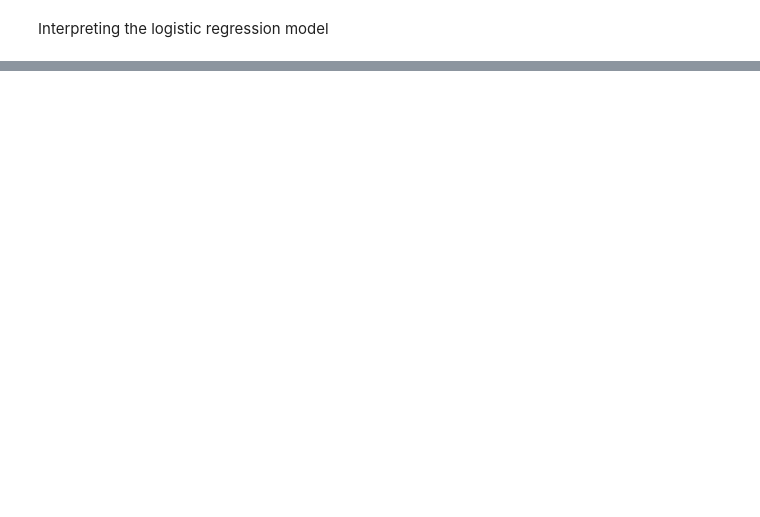
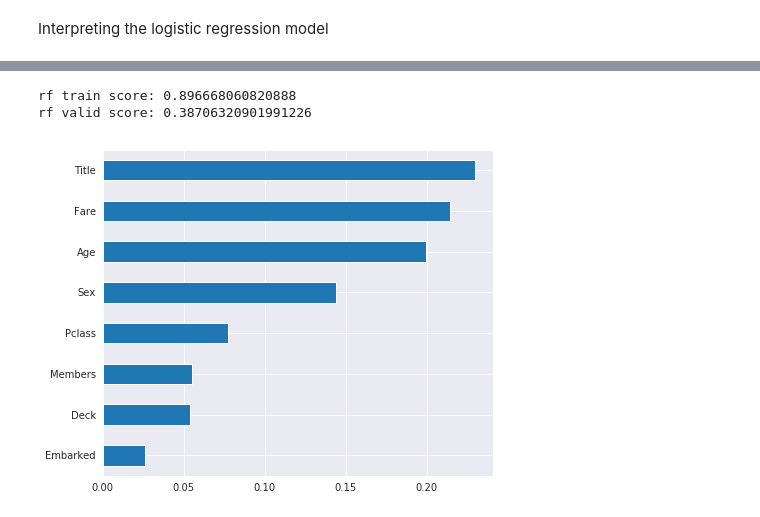
Before and after one commit to datalass1/100-days-of-code, a Jupyter notebook: notebooks/Day-27-28-29-33-36-37-Titanic-Kaggle-competition.ipynb, the cells around one changed output, grey strips where cells are left out. Drawn from its saved outputs; the diff is of its cells as text; code cells hidden in the pictures; blank space fills up the shorter version.

```diff
--- a/notebooks/Day-27-28-29-33-36-37-Titanic-Kaggle-competition.ipynb
+++ b/notebooks/Day-27-28-29-33-36-37-Titanic-Kaggle-competition.ipynb
@@ -424,2 +425,0 @@ log_reg = LogisticRegression(solver='sag', max_iter=200)
-# %%
-log_reg.fit(X_train, y_train)
@@ -447,0 +465,40 @@ weights = log_reg.coef_
+# %%
+rf_v1 = RandomForestRegressor(n_estimators=100, oob_score=True, random_state=42) #oob mean out of bag
+rf_model_v1 = rf.fit(X_train, y_train)
+# %%
+rf_score_train_v1 = rf_model_v1.score(X_train, y_train)
+rf_score_valid_v1 = rf_model_v1.score(X_valid, y_valid)
+print('rf train score: {}\nrf valid score: {}'.format(rf_score_train_v1, rf_score_valid_v1))
+# %% [output]
+rf train score: 0.896668060820888
+rf valid score: 0.38706320901991226
+# %%
+def agg_values(categories:list, model, features):
+    '''
+    Based on code by Mike Bernico (https://www.youtube.com/watch?v=0GrciaGYzV0)
+
+    Graphs the feature importances of a random decision forest using a horizontal bar chart.
+
+    Inputs
+    ------
+    - categories: a list of column name prefixes
+        e.g. ['Age', 'Fare', 'Title', 'Deck', 'Embarked', 'Pclass', 'Members', 'Sex']
+    - model: random forest model
+    - features: all feature names from the training data
+    '''
+
+    feature_dict = dict(zip(features, model.feature_importances_))
+    sum_value = []
+    if categories:
+        for col_name in categories:
+            sum_item = sum(x for i, x in feature_dict.items() if col_name in i)
+            sum_value.append(sum_item)
+    (pd.Series(sum_value, index=categories)
+     .sort_values()
+     .plot(kind='barh', figsize=(7,6)));
+
+agg_values(categories=['Age', 'Fare', 'Title', 'Deck', 'Embarked', 'Pclass', 'Members', 'Sex'],
+          model=rf_model_v1,
+          features=titanic_train.drop('Survived', axis=1).columns)
+# %% [output]
+[figure, added]
```
Also changed, not shown: parts of 55 cells of this notebook.
